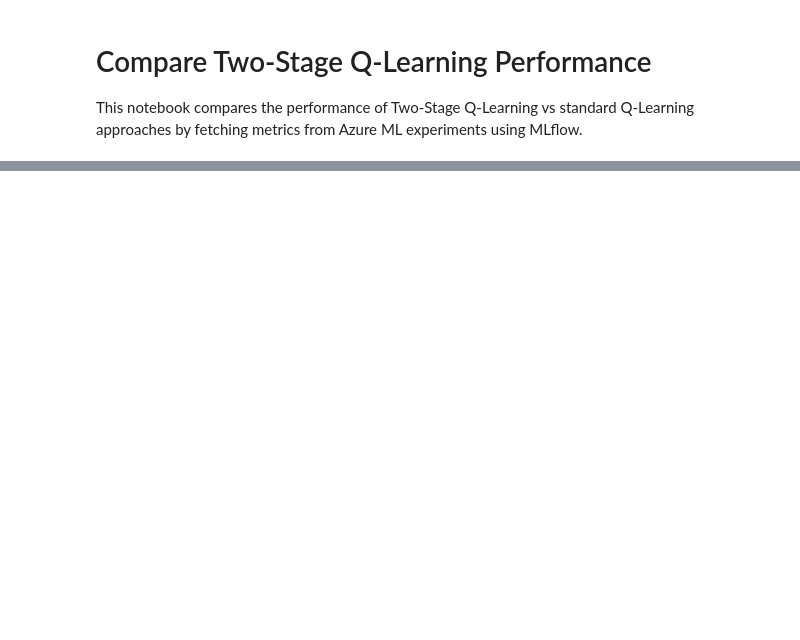
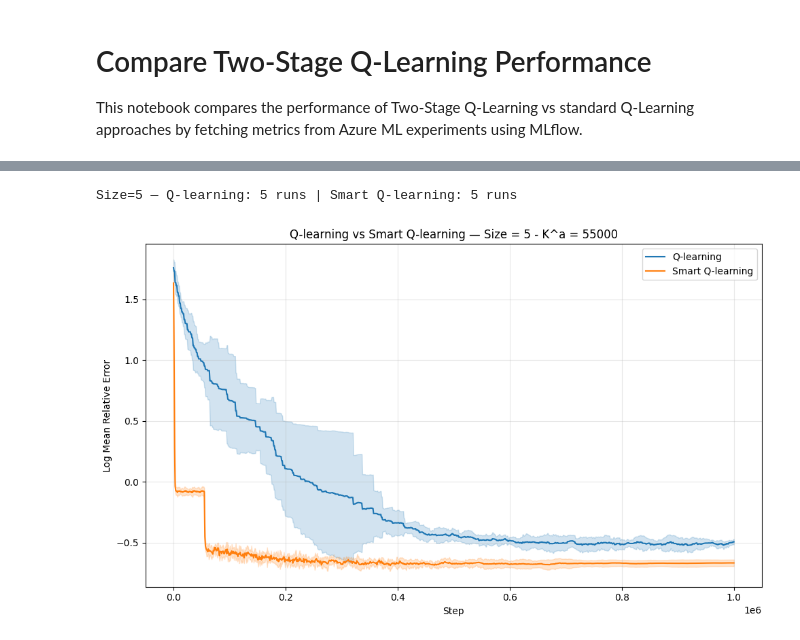
Before and after one commit to ccarballolozano/epidemic-models-rl, a Jupyter notebook: experiments/Compare_Two_Stage_Q_Learning_Performance.ipynb, the cells around one changed output, grey strips where cells are left out. Saved outputs shown, nothing was run; the diff lists cells and outputs as text; code cells hidden in the pictures; blank space fills up the shorter version.

```diff
--- a/experiments/Compare_Two_Stage_Q_Learning_Performance.ipynb
+++ b/experiments/Compare_Two_Stage_Q_Learning_Performance.ipynb
@@ -530,0 +168,15 @@ Q-learning: 5 runs | Smart Q-learning: 5 runs
+# %%
+runs_size_5_no_reinf_55000 = runs_size_5_no_reinf[
+    (runs_size_5_no_reinf["params.first_stage_steps"] == "55000")
+    | (runs_size_5_no_reinf["tags.learn_mode"] == "complete")
+]
+metrics_size_5_no_reinf_55000 = fetch_metrics_for_runs(client, runs_size_5_no_reinf_55000)
+complete_size_5_no_reinf_55000 = metrics_size_5_no_reinf_55000[metrics_size_5_no_reinf_55000["tags.learn_mode"] == "complete"]
+two_stage_size_5_no_reinf_55000 = metrics_size_5_no_reinf_55000[metrics_size_5_no_reinf_55000["tags.learn_mode"] == "two_stages"]
+# %%
+print(f"Size=5 — Q-learning: {complete_size_5_no_reinf_55000['run_id'].nunique()} runs | Smart Q-learning: {two_stage_size_5_no_reinf_55000['run_id'].nunique()} runs")
+plot_mean_mre(complete_size_5_no_reinf_55000, two_stage_size_5_no_reinf_55000, "Q-learning vs Smart Q-learning — Size = 5 - K^a = 55000")
+plt.show()
+# %% [output]
+Size=5 — Q-learning: 5 runs | Smart Q-learning: 5 runs
+[figure, added]
```
Also changed, not shown: parts of 54 cells of this notebook, 5 other files.
